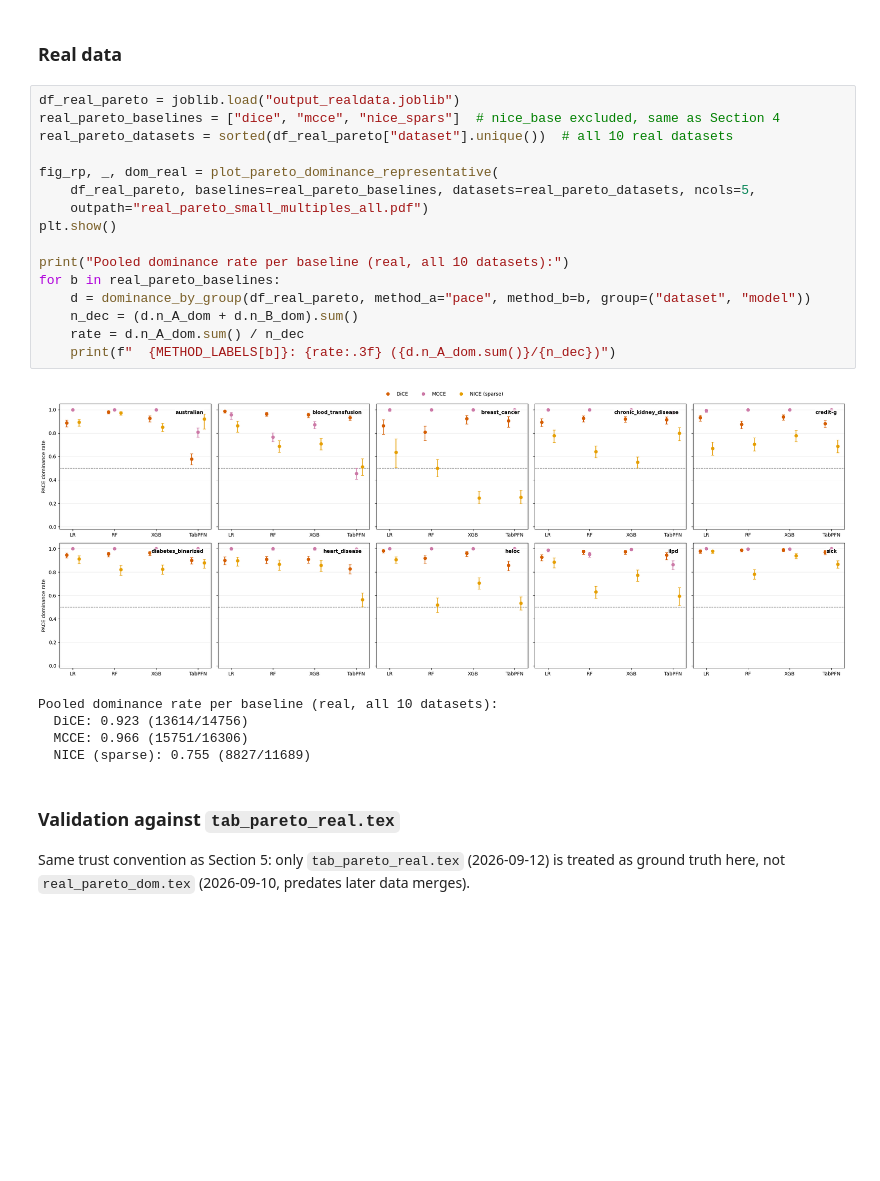
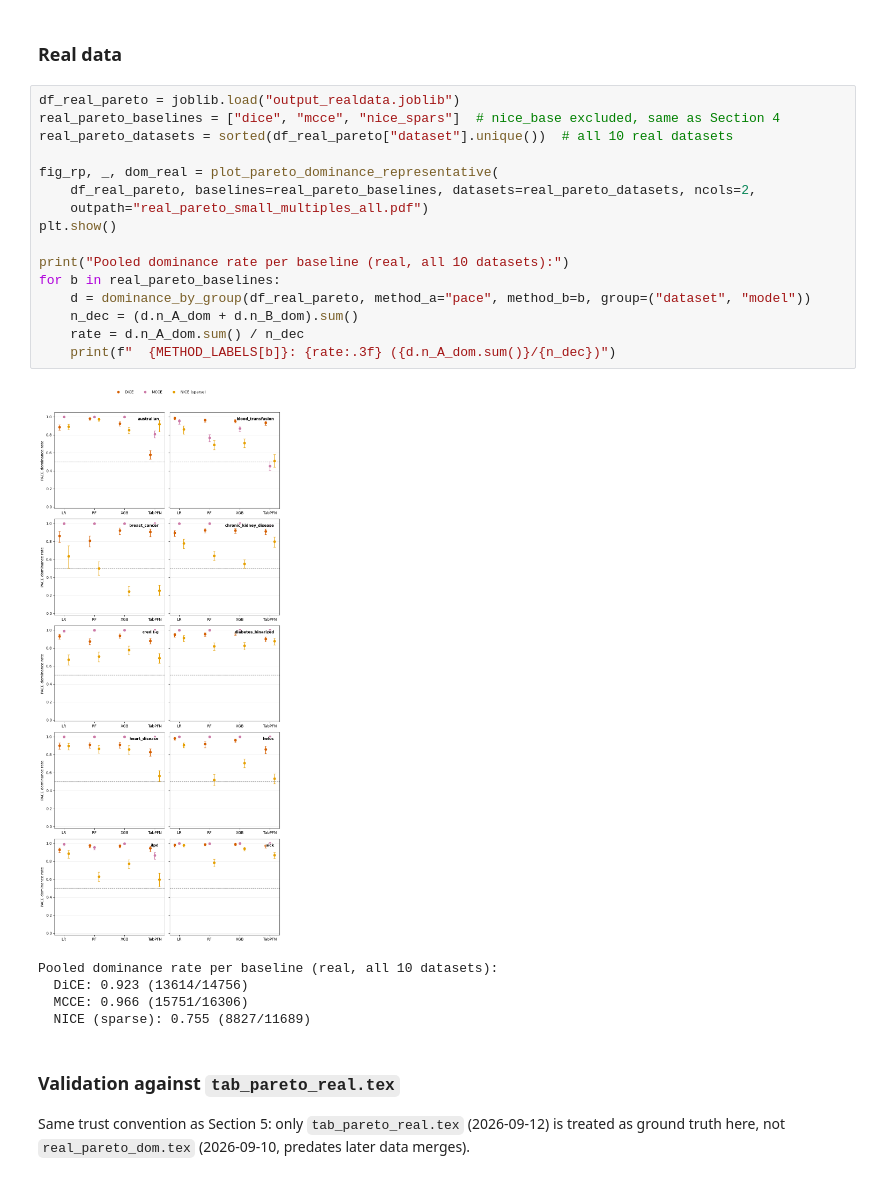
Before and after one commit to leonidaschristodoulou/cf-proposal, a Jupyter notebook: cfprop_analysis.ipynb, the cells around one changed output. Cells and saved outputs as stored; diff of their text form; blank space fills up the shorter version.

Commit message:
Switch real Pareto small-multiples grid from 2x5 to 5x2 for larger panels
Co-Authored-By: Claude Sonnet 5 <noreply@anthropic.com>

```diff
--- a/cfprop_analysis.ipynb
+++ b/cfprop_analysis.ipynb
@@ -990,21 +990,21 @@ def plot_pareto_dominance_representative(df, *, baselines, datasets, models=("LR
 # %%
 df_real_pareto = joblib.load("output_realdata.joblib")
 real_pareto_baselines = ["dice", "mcce", "nice_spars"]  # nice_base excluded, same as Section 4
 real_pareto_datasets = sorted(df_real_pareto["dataset"].unique())  # all 10 real datasets
 
 fig_rp, _, dom_real = plot_pareto_dominance_representative(
-    df_real_pareto, baselines=real_pareto_baselines, datasets=real_pareto_datasets, ncols=5,
+    df_real_pareto, baselines=real_pareto_baselines, datasets=real_pareto_datasets, ncols=2,
     outpath="real_pareto_small_multiples_all.pdf")
 plt.show()
 
 print("Pooled dominance rate per baseline (real, all 10 datasets):")
 for b in real_pareto_baselines:
     d = dominance_by_group(df_real_pareto, method_a="pace", method_b=b, group=("dataset", "model"))
     n_dec = (d.n_A_dom + d.n_B_dom).sum()
     rate = d.n_A_dom.sum() / n_dec
     print(f"  {METHOD_LABELS[b]}: {rate:.3f} ({d.n_A_dom.sum()}/{n_dec})")
 # %% [output]
-[figure, old version]
+[figure, new version]
 Pooled dominance rate per baseline (real, all 10 datasets):
   DiCE: 0.923 (13614/14756)
   MCCE: 0.966 (15751/16306)
```
Also changed, not shown: parts of 1 cell of this notebook.
